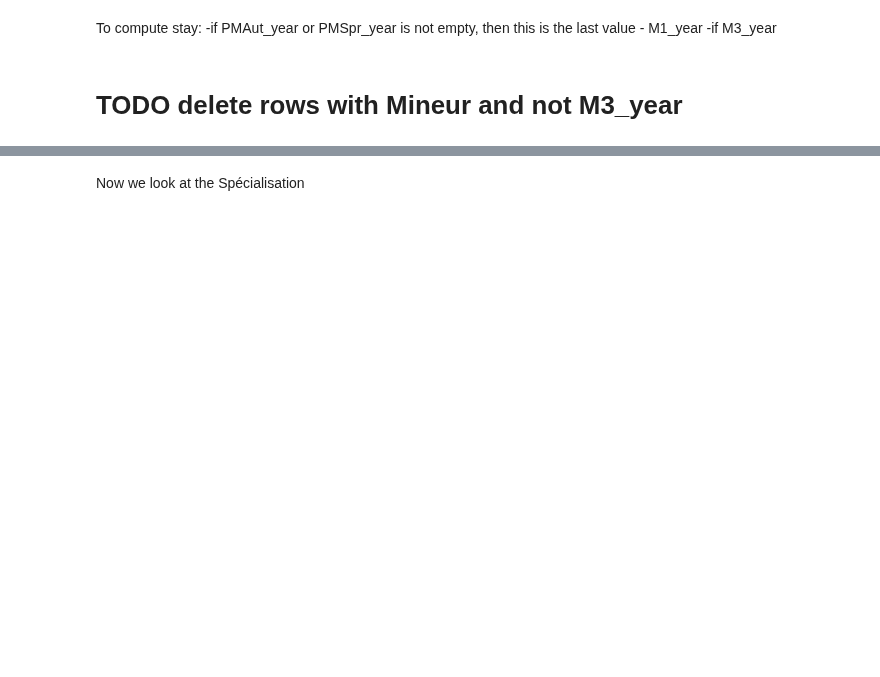
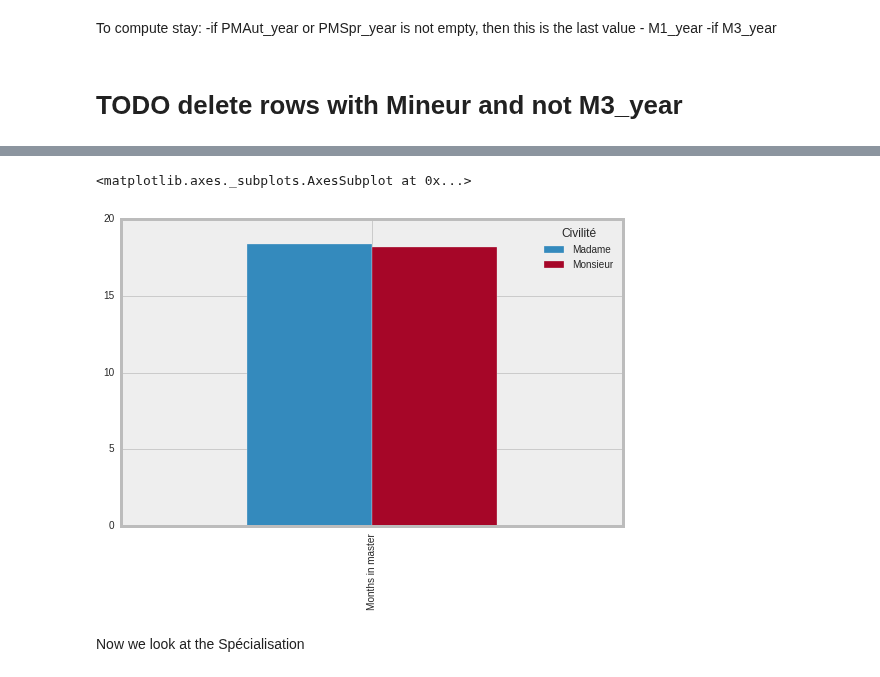
Before and after one commit to semplea/adaepfl-hw, a Jupyter notebook: 02 - Data from the Web/data_mining.ipynb, the cells around one changed output, grey strips where cells are left out. Drawn from its saved outputs; the diff is of its cells as text; code cells hidden in the pictures; blank space fills up the shorter version.

```diff
--- a/02 - Data from the Web/data_mining.ipynb
+++ b/02 - Data from the Web/data_mining.ipynb
@@ -330,7 +386,7 @@ def compute_time_master(df):
         end = float(df['M3_year']) + 0.5
     else:
         end = float(df['M2_year']) + 1
-    time = float(end) - float(df['M1_year'])
+    time = 12*(float(end) - float(df['M1_year'])) - 1
     return time
 # %%
-df_m['master_years'] = df_m.apply(compute_time_master, axis=1)
+df_m['master_months'] = df_m.apply(compute_time_master, axis=1)
@@ -339,8 +409,11 @@ df_m
 # %%
 df_m["Civilité"].astype('category')
-sex_grouped_master = df_m.groupby('Civilité')['master_years']
+sex_grouped_master = df_m.groupby('Civilité')['master_months']
 m_years = sex_grouped_master.apply(np.average)
-m_years.to_frame(name='Years in master').unstack().unstack().plot.bar()
+m_years.to_frame(name='Months in master').unstack().unstack().plot.bar()
+# %% [output]
+<matplotlib.axes._subplots.AxesSubplot at 0x...>
+[figure, added]
 # %% [markdown]
 Now we look at the Spécialisation
 # %%
```
Also changed, not shown: parts of 20 cells of this notebook.
